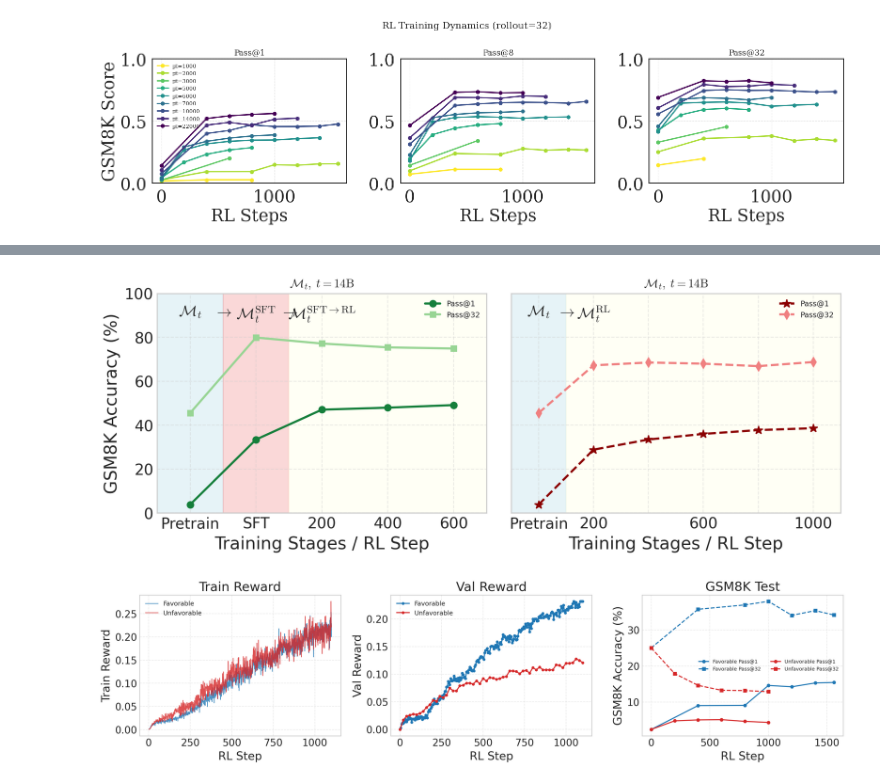
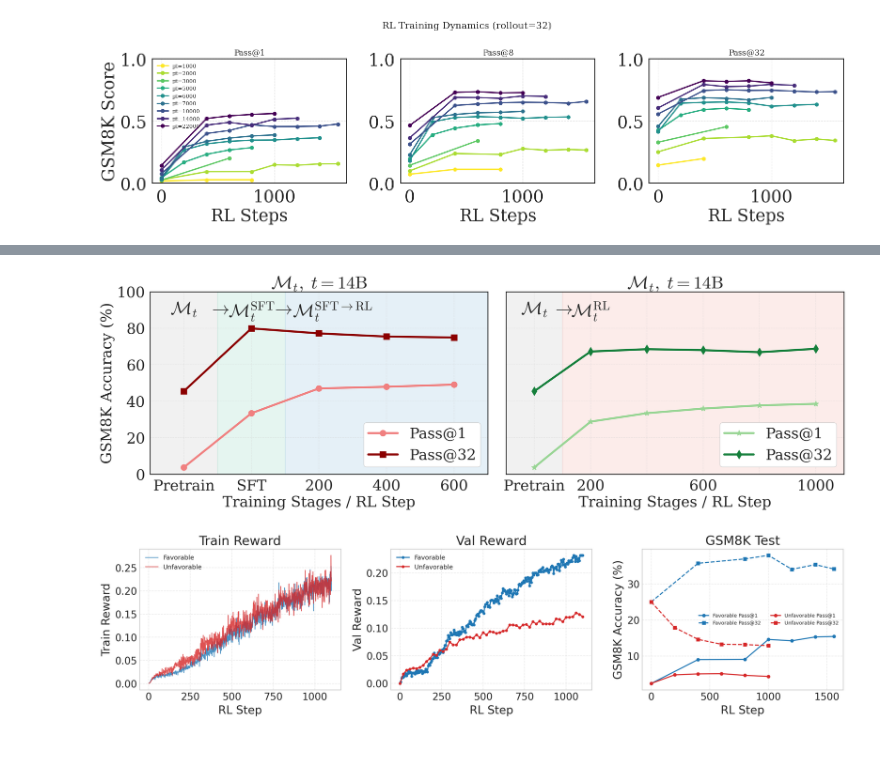
Before and after one commit to RachitBansal/verl, a Jupyter notebook: notebooks/plot_eval_results.ipynb, the cells around one changed output, grey strips where cells are left out. Cells and saved outputs as stored; diff of their text form; code cells hidden in the pictures; blank space fills up the shorter version.

Commit message:
updated plotting

```diff
--- a/notebooks/plot_eval_results.ipynb
+++ b/notebooks/plot_eval_results.ipynb
@@ -1066,7 +1066,7 @@ plt.show()
 # For test performance, pick the seed with the best final performance
 import os
 
-RESULT_FILES_DIR = "/n/home05/sqin/rl_pretrain/verl/notebooks/result_files"
+RESULT_FILES_DIR = "result_files"
 TRAIN_CSV = os.path.join(RESULT_FILES_DIR, "stepsall_omigsm8k_n32_train_reward.csv")
 VAL_CSV = os.path.join(RESULT_FILES_DIR, "stepsall_omigsm8k_n32_val_reward.csv")
 TARGET_TEMP = 0.6
@@ -1185,6 +1185,6 @@ for idx in range(len(pt_steps_from_files), nrows * ncols):
 
 fig.suptitle("RL Training Dynamics: Train Reward, Val Reward, Test GSM8K", fontsize=14)
 plt.tight_layout()
-fig.savefig("/n/home05/sqin/rl_pretrain/verl/notebooks/gsm8k_rl_train_dynamics.pdf", bbox_inches="tight")
+# fig.savefig("/n/home05/sqin/rl_pretrain/verl/notebooks/gsm8k_rl_train_dynamics.pdf", bbox_inches="tight")
 plt.show()
 # %% [output]
@@ -1558,12 +1559,30 @@ plt.show()
 
 from matplotlib.legend import Legend
 
+sns.set_theme(style="whitegrid", context="paper", font_scale=1.6)
+
+plt.rcParams.update({
+    "font.family": "serif",
+    "mathtext.fontset": "cm",
+    "axes.titlesize": 25,
+    "axes.labelsize": 25,
+    "xtick.labelsize": 25,
+    "ytick.labelsize": 25,
+    "axes.edgecolor": "black",
+    "axes.linewidth": 1.2,
+    "legend.fontsize": 25,
+    "lines.markersize": 10,
+    "lines.linewidth": 3.5,
+})
+
 TARGET_TEMP = 0.6
 TARGET_SHOT = 8
 SFT_EPOCHS = 5
 SFTED_RL_ROLLOUTS = 32
 RL_ROLLOUTS = 32
 SAMPLES_LIST = [1, 32]  # Pass@1 and Pass@32
+
+text_fontsize = 30
 
 # Panel configurations: (pt_step, line_type, title)
 # Each step = 2M tokens, so 7000 steps = 14B tokens
@@ -1573,13 +1592,16 @@ panel_configs = [
 ]
 
 # Colors - darker for Pass@1, lighter for Pass@32
-sfted_rl_colors = {1: plt.get_cmap("Greens")(0.8), 32: plt.get_cmap("Greens")(0.4)}
-direct_rl_colors = {1: "darkred", 32: "lightcoral"}
+sfted_rl_colors = {32: "darkred", 1: "lightcoral"}
+direct_rl_colors = {32: plt.get_cmap("Greens")(0.8), 1: plt.get_cmap("Greens")(0.4)}
 
 # Background colors for stages
-PRETRAIN_COLOR = 'lightblue'
-SFT_COLOR = 'lightcoral'
-RL_COLOR = 'lightyellow'
+PRETRAIN_COLOR = "#777777" # A grey color
+SFT_COLOR = "#009E73"  # A green color
+RL_COLOR = "#E24A33"
+SFT_TO_RL_COLOR = "#0072B2"  # A blue color
+
+border_pad_opacity = 0.1
 
 # Markers for different pass@k
 markers_by_samples = {
@@ -1587,7 +1609,7 @@ markers_by_samples = {
     32: {"marker_sfted": "s", "marker_direct": "d", "markersize_sfted": 5, "markersize_direct": 6},
 }
 
-fig, axes = plt.subplots(1, 2, figsize=(10, 4), sharey=True, dpi=200)
+fig, axes = plt.subplots(1, 2, figsize=(18, 6), sharey=True, dpi=200)
 
 for panel_idx, (pt_step, line_type, title) in enumerate(panel_configs):
     ax = axes[panel_idx]
@@ -1617,29 +1639,35 @@ for panel_idx, (pt_step, line_type, title) in enumerate(panel_configs):
     # Create mapping: for sfted (pretrain, sft, rl_steps), for direct (pretrain, rl_steps)
     if line_type == 'sfted':
         rl_step_to_x = {step: 2 + i for i, step in enumerate(all_rl_steps)}
-        ax.axvspan(-0.5, 0.5, color=PRETRAIN_COLOR, alpha=0.3, zorder=0)
-        ax.axvspan(0.5, 1.5, color=SFT_COLOR, alpha=0.3, zorder=0)
+        ax.axvspan(-0.5, 0.5, color=PRETRAIN_COLOR, alpha=border_pad_opacity, zorder=0)
+        ax.axvspan(0.5, 1.5, color=SFT_COLOR, alpha=border_pad_opacity, zorder=0)
         if all_rl_steps:
-            ax.axvspan(1.5, max(rl_step_to_x.values()) + 0.5, color=RL_COLOR, alpha=0.3, zorder=0)
+            ax.axvspan(1.5, max(rl_step_to_x.values()) + 0.5, color=SFT_TO_RL_COLOR, alpha=border_pad_opacity, zorder=0)
+
         # Top labels with math notation and arrows
-        ax.text(0, 0.95, r'$\mathcal{M}_t$', ha='center', va='top', fontsize=14, transform=ax.get_xaxis_transform())
-        ax.text(0.5, 0.95, r'$\rightarrow$', ha='center', va='top', fontsize=14, transform=ax.get_xaxis_transform())
-        ax.text(1, 0.95, r'$\mathcal{M}_t^{\mathrm{SFT}}$', ha='center', va='top', fontsize=14, transform=ax.get_xaxis_transform())
+        ax.text(0, 0.95, r'$\mathcal{M}_t$', ha='center', va='top', fontsize=text_fontsize, transform=ax.get_xaxis_transform())
+        ax.text(0.52, 0.95, r'$\rightarrow$', ha='center', va='top', fontsize=text_fontsize, transform=ax.get_xaxis_transform())
+        ax.text(1, 0.95, r'$\mathcal{M}_t^{\mathrm{SFT}}$', ha='center', va='top', fontsize=text_fontsize, transform=ax.get_xaxis_transform())
+
         if all_rl_steps:
-            rl_center = (1.5 + max(rl_step_to_x.values()) + 0.5) / 3
-            ax.text(1.5, 0.95, r'$\rightarrow$', ha='center', va='top', fontsize=14, transform=ax.get_xaxis_transform())
-            ax.text(rl_center, 0.95, r'$\mathcal{M}_t^{\mathrm{SFT \to RL}}$', ha='center', va='top', fontsize=14, transform=ax.get_xaxis_transform())
+            # rl_center calculation (unchanged)
+            rl_center = (1.5 + max(rl_step_to_x.values()) + 1.1) / 3
+
+            # --- CHANGE HERE: 1.5 -> 1.35 ---
+            ax.text(1.45, 0.95, r'$\rightarrow$', ha='center', va='top', fontsize=text_fontsize, transform=ax.get_xaxis_transform())
+
+            ax.text(rl_center, 0.95, r'$\mathcal{M}_t^{\mathrm{SFT \to RL}}$', ha='center', va='top', fontsize=text_fontsize, transform=ax.get_xaxis_transform())
     else:
         rl_step_to_x = {step: 1 + i for i, step in enumerate(all_rl_steps)}
-        ax.axvspan(-0.5, 0.5, color=PRETRAIN_COLOR, alpha=0.3, zorder=0)
+        ax.axvspan(-0.5, 0.5, color=PRETRAIN_COLOR, alpha=border_pad_opacity, zorder=0)
         if all_rl_steps:
-            ax.axvspan(0.5, max(rl_step_to_x.values()) + 0.5, color=RL_COLOR, alpha=0.3, zorder=0)
+            ax.axvspan(0.5, max(rl_step_to_x.values()) + 0.5, color=RL_COLOR, alpha=border_pad_opacity, zorder=0)
         # Top labels with math notation and arrows
-        ax.text(0, 0.95, r'$\mathcal{M}_t$', ha='center', va='top', fontsize=14, transform=ax.get_xaxis_transform())
+        ax.text(0, 0.95, r'$\mathcal{M}_t$', ha='center', va='top', fontsize=text_fontsize, transform=ax.get_xaxis_transform())
         if all_rl_steps:
             rl_center = (0.5 + max(rl_step_to_x.values()) + 0.5) / 6
-            ax.text(0.5, 0.95, r'$\rightarrow$', ha='center', va='top', fontsize=14, transform=ax.get_xaxis_transform())
-            ax.text(rl_center, 0.95, r'$\mathcal{M}_t^{\mathrm{RL}}$', ha='center', va='top', fontsize=14, transform=ax.get_xaxis_transform())
+            ax.text(0.5, 0.95, r'$\rightarrow$', ha='center', va='top', fontsize=text_fontsize, transform=ax.get_xaxis_transform())
+            ax.text(rl_center, 0.95, r'$\mathcal{M}_t^{\mathrm{RL}}$', ha='center', va='top', fontsize=text_fontsize, transform=ax.get_xaxis_transform())
 
     for samples in SAMPLES_LIST:
         style = markers_by_samples[samples]
@@ -1711,8 +1739,8 @@ for panel_idx, (pt_step, line_type, title) in enumerate(panel_configs):
                     ys.append(row["score"] * 100)
 
         if xs:
-            ax.plot(xs, ys, marker=marker, markersize=markersize, color=color,
-                    label=label, linewidth=2, linestyle=linestyle, zorder=4)
+            ax.plot(xs, ys, marker=marker,color=color,
+                    label=label, zorder=4)
 
     # Set x-axis ticks and labels
     if line_type == 'sfted':
@@ -1724,37 +1752,37 @@ for panel_idx, (pt_step, line_type, title) in enumerate(panel_configs):
 
     # Thin out RL x-ticks (show every 2nd) for direct panels
     if line_type == 'direct':
         rl_positions = all_x_positions[1:]  # skip pretrain
         rl_labels = x_tick_labels[1:]
         thinned_positions = [all_x_positions[0]]
         thinned_labels = [x_tick_labels[0]]
         for i, (pos, lbl) in enumerate(zip(rl_positions, rl_labels)):
             if i % 2 == 0:
                 thinned_positions.append(pos)
                 thinned_labels.append(lbl)
             else:
                 thinned_positions.append(pos)
                 thinned_labels.append("")
         all_x_positions = thinned_positions
         x_tick_labels = thinned_labels
 
     ax.set_xticks(all_x_positions)
     ax.set_xticklabels(x_tick_labels, rotation=0, ha="center")
     ax.set_xlim(-0.5, max(all_x_positions) + 0.5 if all_x_positions else 1.5)
 
-    ax.set_title(title, fontsize=11)
+    ax.set_title(title, fontsize=30)
     ax.set_xlabel("Training Stages / RL Step")
     if panel_idx == 0:
         ax.set_ylabel("GSM8K Accuracy (%)")
     ax.set_ylim(0, 100)
     ax.grid(True, linestyle="--", alpha=0.4)
-    ax.legend(loc="upper right", fontsize=7)
+    ax.legend(loc="lower right", frameon=True, framealpha=1.0, borderpad=0.3)
 
 plt.tight_layout()
-plt.savefig("/n/home05/sqin/rl_pretrain/verl/notebooks/gsm8k_rl_train_dynamics_comparison.pdf", bbox_inches="tight")
+plt.savefig("result_files/gsm8k_rl_train_dynamics_comparison.pdf", bbox_inches="tight")
 plt.show()
 # %% [output]
-[figure, old version]
+[figure, new version]
 # %%
 # Plot 10: Seed Comparison — Train Reward, Val Reward, GSM8K Test
 # Favorable seed: olmo2_1b_step2000_omigsm8k_n32 (seed 1)
```
Also changed, not shown: parts of 3 cells of this notebook, 1 other file.
